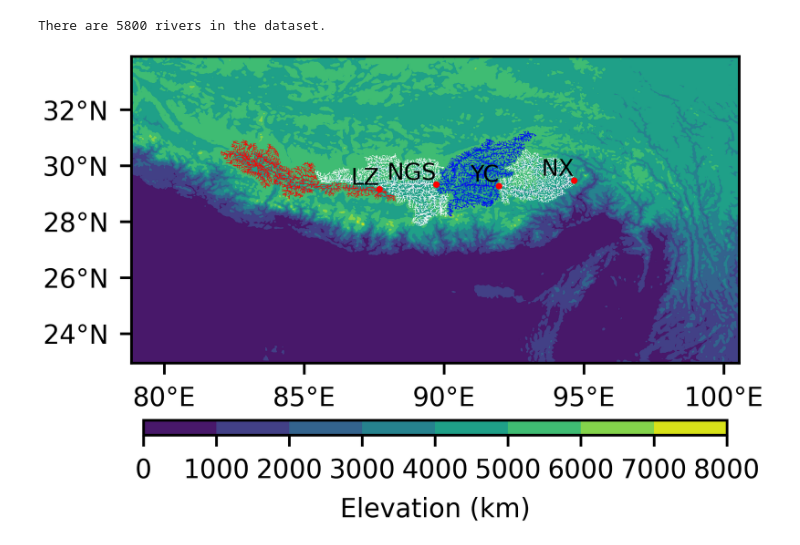
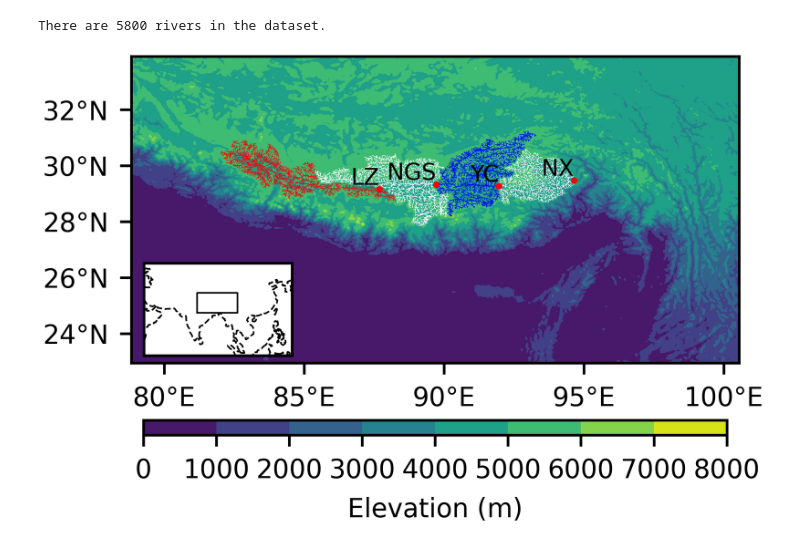
Before and after one commit to zhenghui88/paper-2024-yarlungzangbo-wrf-streamflow, a Jupyter notebook: scripts/show_domain.ipynb, the cells around one changed output. Cells and saved outputs as stored; diff of their text form; code cells hidden in the pictures.

```diff
--- a/scripts/show_domain.ipynb
+++ b/scripts/show_domain.ipynb
@@ -38,33 +40,71 @@ print(f"There are {rivnet.height} rivers in the dataset.")
 There are 5800 rivers in the dataset.
 # %%
 gauge = pl.read_csv(DATAROOT.joinpath("gauge_q_loc.csv"))
+# %%
+coast = []
+with open(DATAROOT.joinpath("coastline.geojsonl")) as f:
+    for line in f:
+        lines = json.loads(line)["geometry"]["coordinates"]
+        for ll in lines:
+            clat = []
+            clon = []
+            for lll in ll:
+                clat.append(lll[1])
+                clon.append(lll[0])
+            coast.append((clat, clon))
 # %%
-fig = plt.figure(figsize=(8/2.54, 6/2.54), dpi=FIGDPI, layout='constrained')
+fig = plt.figure(figsize=(8 / 2.54, 6 / 2.54), dpi=FIGDPI, layout="constrained")
 ax = fig.add_subplot(111)
 cf = ax.contourf(lon, lat, hgt)
 for i in range(rivnet.height):
-    if rivnet[i, 'gauge'] == 'Lazi':
-        color = 'r'
-    elif rivnet[i, 'gauge'] == 'Nagesha':
-        color = 'y'
-    elif rivnet[i, 'gauge'] == 'Yangcun':
-        color = 'b'
+    if rivnet[i, "gauge"] == "Lazi":
+        color = "r"
+    elif rivnet[i, "gauge"] == "Nagesha":
+        color = "y"
+    elif rivnet[i, "gauge"] == "Yangcun":
+        color = "b"
     else:
-        color = 'w'
-    ax.plot(rivnet[i, 'lon'], rivnet[i, 'lat'], color=color, linewidth=0.15)
-for gaugename, gaugelat, gaugelon in gauge.select(['gauge', 'lat', 'lon']).iter_rows():
-    gaugeshortname = {"Nuxia": "NX", "Yangcun": "YC", "Nugesha":"NGS", "Lazi":"LZ"}[gaugename]
+        color = "w"
+    ax.plot(rivnet[i, "lon"], rivnet[i, "lat"], color=color, linewidth=0.15)
+for gaugename, gaugelat, gaugelon in gauge.select(["gauge", "lat", "lon"]).iter_rows():
+    gaugeshortname = {"Nuxia": "NX", "Yangcun": "YC", "Nugesha": "NGS", "Lazi": "LZ"}[
+        gaugename
+    ]
     # gaugeshortname = {"Nuxia": "奴下", "Yangcun": "杨村", "Nugesha":"努各沙", "Lazi":"拉孜"}[gaugename]
-    ax.plot(gaugelon, gaugelat, 'ro', markersize=1)
-    ax.text(gaugelon, gaugelat, gaugeshortname, fontsize=7, ha='right', va='bottom')
-cb = plt.colorbar(ax=ax, mappable=cf, orientation='horizontal', aspect=40, pad=0.02, shrink=0.96)
-cb.set_label("Elevation (km)", fontsize=8)
-ax.set_aspect('equal')
+    ax.plot(gaugelon, gaugelat, "ro", markersize=1)
+    ax.text(gaugelon, gaugelat, gaugeshortname, fontsize=7, ha="right", va="bottom")
+
+cb = plt.colorbar(
+    ax=ax, mappable=cf, orientation="horizontal", aspect=40, pad=0.02, shrink=0.96
+)
+cb.set_label("Elevation (m)", fontsize=8)
+ax.set_aspect("equal")
 ax.set_xticks([80, 85, 90, 95, 100])
 ax.set_xticklabels(["80°E", "85°E", "90°E", "95°E", "100°E"])
 ax.set_yticks([24, 26, 28, 30, 32])
 ax.set_yticklabels(["24°N", "26°N", "28°N", "30°N", "32°N"])
 
-fig.savefig(FIGROOT.joinpath("domain").with_suffix(FIGSUFFIX), bbox_inches='tight')
+lat_min, lat_max = lat.min(), lat.max()
+lon_min, lon_max = lon.min(), lon.max()
+
+subax = fig.add_axes(
+    rect=[0.15, 0.30, 0.20, 0.20],
+    frameon=True,
+    aspect=1,
+)
+for clat, clon in coast:
+    subax.plot(clon, clat, color="k", linestyle="--", linewidth=0.5)
+subax.plot(
+    [lon_min, lon_max, lon_max, lon_min, lon_min],
+    [lat_min, lat_min, lat_max, lat_max, lat_min],
+    color="k",
+    linewidth=0.5,
+)
+subax.set_xlim(50, 130)
+subax.set_ylim(0, 50)
+subax.set_xticks([])
+subax.set_yticks([])
+
+fig.savefig(FIGROOT.joinpath("domain").with_suffix(FIGSUFFIX), bbox_inches="tight")
 # %% [output]
-[figure, old version]
+[figure, new version]
```
Also changed, not shown: parts of 2 cells of this notebook, 31 other files.
